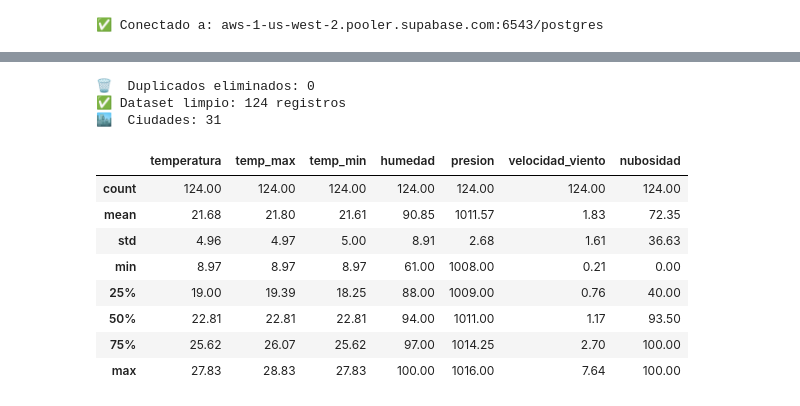
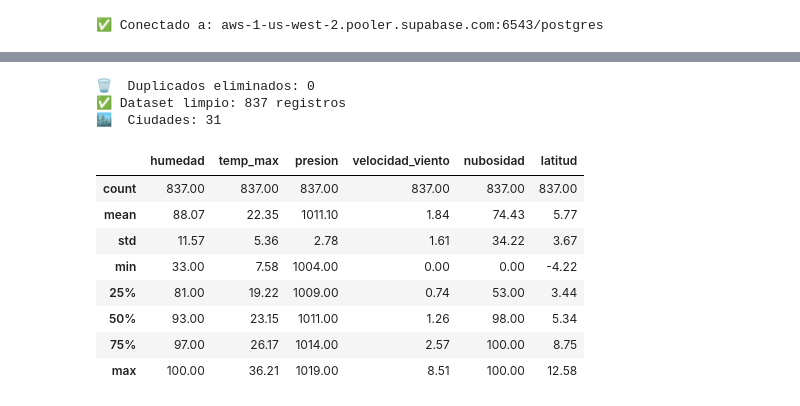
Before and after one commit to OscarLeon-60/Mineria_de_Datos_2026A, a Jupyter notebook: Corte_2/ETL-Proyecto-API/notebooks/regresion_lineal.ipynb, the cells around one changed output, grey strips where cells are left out. Cells and saved outputs as stored; diff of their text form; code cells hidden in the pictures.

```diff
--- a/Corte_2/ETL-Proyecto-API/notebooks/regresion_lineal.ipynb
+++ b/Corte_2/ETL-Proyecto-API/notebooks/regresion_lineal.ipynb
@@ -116,51 +116,49 @@ df_raw.head()
 # CELDA 4 — Limpieza y preprocesamiento
 # ==============================
 df = df_raw.copy()
 
 # Convertir fecha
 df['fecha_consulta'] = pd.to_datetime(df['fecha_consulta'])
 
 # Features temporales
 df['hora']       = df['fecha_consulta'].dt.hour
 df['dia']        = df['fecha_consulta'].dt.day
 df['mes']        = df['fecha_consulta'].dt.month
 df['dia_semana'] = df['fecha_consulta'].dt.dayofweek
 
 # Eliminar duplicados
 antes = len(df)
 df.drop_duplicates(subset=['ciudad', 'fecha_consulta'], inplace=True)
 print(f'🗑️  Duplicados eliminados: {antes - len(df)}')
 
 # Eliminar nulos en columnas clave
-cols_clave = ['temperatura', 'temp_max', 'temp_min', 'humedad',
-              'presion', 'velocidad_viento', 'nubosidad']
+cols_clave = ['humedad', 'temp_max', 'presion', 'velocidad_viento', 'nubosidad', 'latitud']
 df.dropna(subset=cols_clave, inplace=True)
 
-# Eliminar outliers con IQR
-Q1  = df['temperatura'].quantile(0.25)
-Q3  = df['temperatura'].quantile(0.75)
+# Eliminar outliers con IQR en humedad (variable predictora simple)
+Q1  = df['humedad'].quantile(0.25)
+Q3  = df['humedad'].quantile(0.75)
 IQR = Q3 - Q1
-df  = df[(df['temperatura'] >= Q1 - 3*IQR) & (df['temperatura'] <= Q3 + 3*IQR)]
+df  = df[(df['humedad'] >= Q1 - 3*IQR) & (df['humedad'] <= Q3 + 3*IQR)]
 
-# Feature engineering
-df['rango_termico'] = df['temp_max'] - df['temp_min']
-df['abs_lat']       = df['latitud'].abs()
+# Latitud absoluta (proxy geográfico)
+df['abs_lat'] = df['latitud'].abs()
 
 print(f'✅ Dataset limpio: {len(df):,} registros')
 print(f'🏙️  Ciudades: {df["ciudad"].nunique()}')
 df[cols_clave].describe().round(2)
 # %% [output]
 🗑️  Duplicados eliminados: 0
-✅ Dataset limpio: 124 registros
+✅ Dataset limpio: 837 registros
 🏙️  Ciudades: 31
-|  | temperatura | temp_max | temp_min | humedad | presion | velocidad_viento | nubosidad |
-| count | 124.00 | 124.00 | 124.00 | 124.00 | 124.00 | 124.00 | 124.00 |
-| mean | 21.68 | 21.80 | 21.61 | 90.85 | 1011.57 | 1.83 | 72.35 |
-| std | 4.96 | 4.97 | 5.00 | 8.91 | 2.68 | 1.61 | 36.63 |
-| min | 8.97 | 8.97 | 8.97 | 61.00 | 1008.00 | 0.21 | 0.00 |
-| 25% | 19.00 | 19.39 | 18.25 | 88.00 | 1009.00 | 0.76 | 40.00 |
-| 50% | 22.81 | 22.81 | 22.81 | 94.00 | 1011.00 | 1.17 | 93.50 |
-| 75% | 25.62 | 26.07 | 25.62 | 97.00 | 1014.25 | 2.70 | 100.00 |
-| max | 27.83 | 28.83 | 27.83 | 100.00 | 1016.00 | 7.64 | 100.00 |
+|  | humedad | temp_max | presion | velocidad_viento | nubosidad | latitud |
+| count | 837.00 | 837.00 | 837.00 | 837.00 | 837.00 | 837.00 |
+| mean | 88.07 | 22.35 | 1011.10 | 1.84 | 74.43 | 5.77 |
+| std | 11.57 | 5.36 | 2.78 | 1.61 | 34.22 | 3.67 |
+| min | 33.00 | 7.58 | 1004.00 | 0.00 | 0.00 | -4.22 |
+| 25% | 81.00 | 19.22 | 1009.00 | 0.74 | 53.00 | 3.44 |
+| 50% | 93.00 | 23.15 | 1011.00 | 1.26 | 98.00 | 5.34 |
+| 75% | 97.00 | 26.17 | 1014.00 | 2.57 | 100.00 | 8.75 |
+| max | 100.00 | 36.21 | 1019.00 | 8.51 | 100.00 | 12.58 |
 # %%
 # ==============================
```
Also changed, not shown: parts of 13 cells of this notebook, 5 other files.
